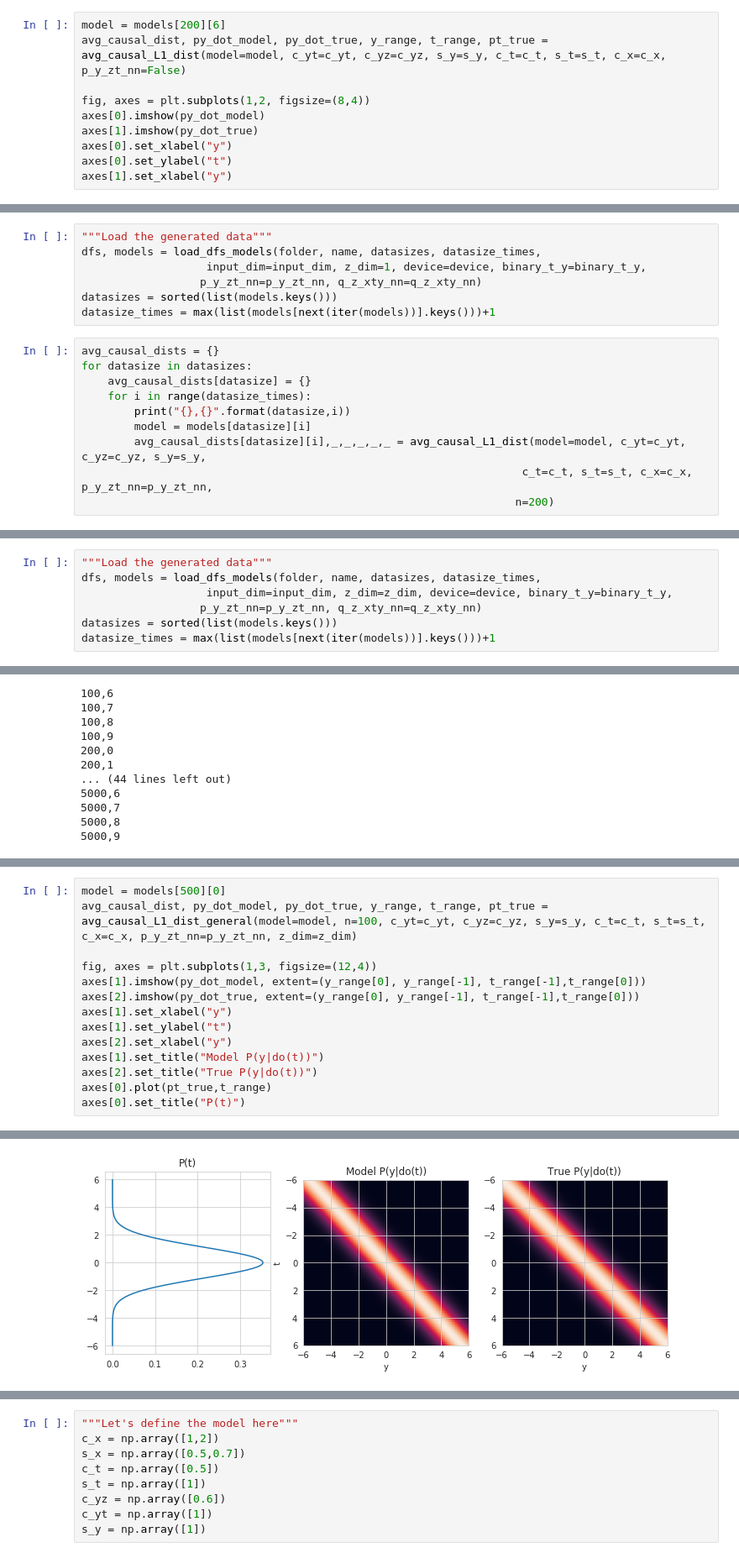
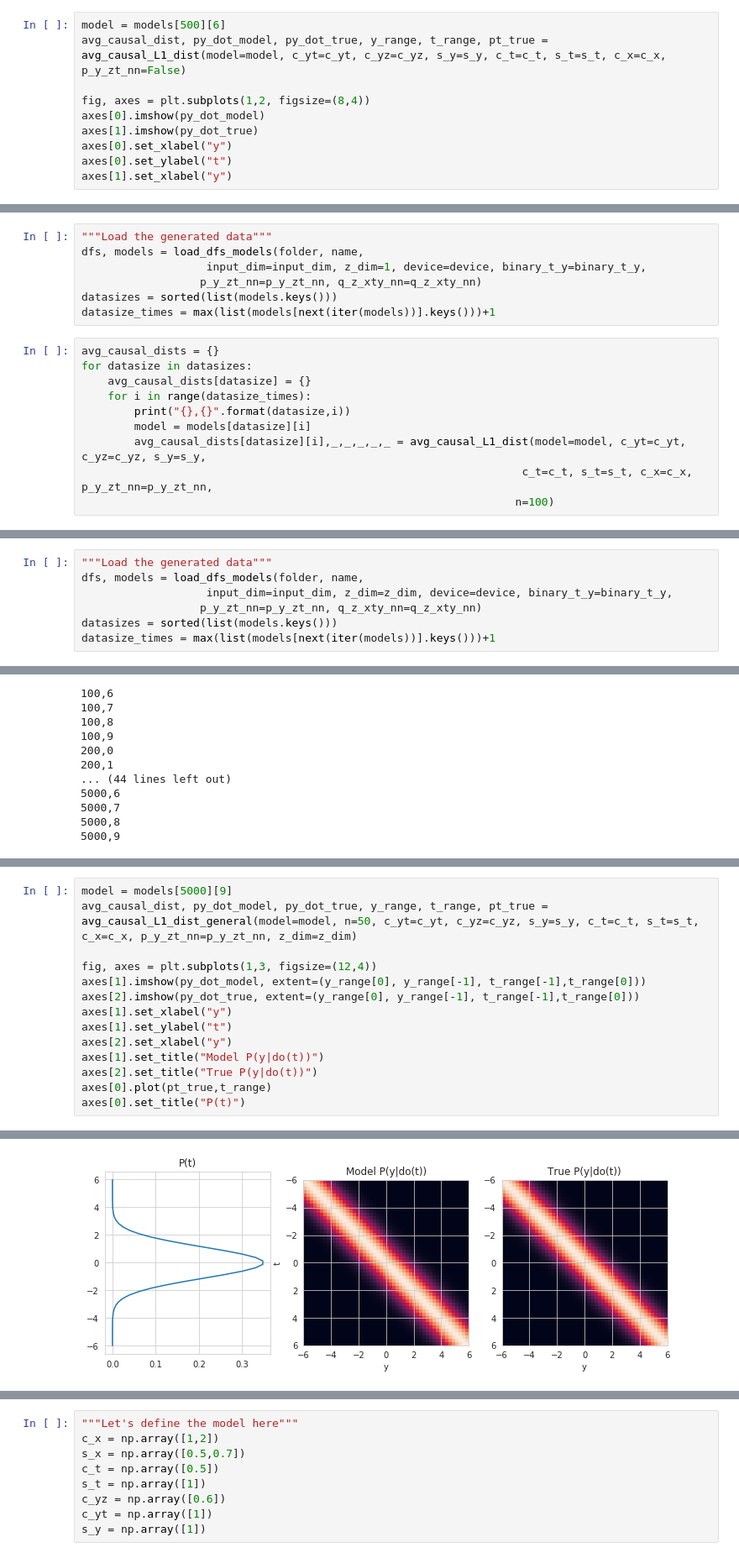
Before and after one commit to skwfz/cevae, a Jupyter notebook: linearTesting.ipynb, the cells around one changed output, grey strips where cells are left out. Shown at 84% size. Saved outputs shown, nothing was run; the diff lists cells and outputs as text.

```diff
--- a/linearTesting.ipynb
+++ b/linearTesting.ipynb
@@ -123,5 +126,5 @@ for datasize in datasizes:
 # %%
-model = models[200][6]
+model = models[500][6]
 avg_causal_dist, py_dot_model, py_dot_true, y_range, t_range, pt_true = avg_causal_L1_dist(model=model, c_yt=c_yt, c_yz=c_yz, s_y=s_y, c_t=c_t, s_t=s_t, c_x=c_x, p_y_zt_nn=False)
 
 fig, axes = plt.subplots(1,2, figsize=(8,4))
@@ -192,6 +195,6 @@ Training data size 5000, run 5
 # %%
 """Load the generated data"""
-dfs, models = load_dfs_models(folder, name, datasizes, datasize_times,
+dfs, models = load_dfs_models(folder, name,
                    input_dim=input_dim, z_dim=1, device=device, binary_t_y=binary_t_y,
                   p_y_zt_nn=p_y_zt_nn, q_z_xty_nn=q_z_xty_nn)
 datasizes = sorted(list(models.keys()))
@@ -205,5 +208,5 @@ for datasize in datasizes:
         model = models[datasize][i]
         avg_causal_dists[datasize][i],_,_,_,_,_ = avg_causal_L1_dist(model=model, c_yt=c_yt, c_yz=c_yz, s_y=s_y,
                                                                    c_t=c_t, s_t=s_t, c_x=c_x, p_y_zt_nn=p_y_zt_nn,
-                                                                  n=200)
+                                                                  n=100)
 # %% [output]
@@ -306,6 +309,6 @@ tensor([[0.2057, 0.6178, 0.9809]], requires_grad=True) true value: [1]
 # %%
 """Load the generated data"""
-dfs, models = load_dfs_models(folder, name, datasizes, datasize_times,
+dfs, models = load_dfs_models(folder, name,
                    input_dim=input_dim, z_dim=z_dim, device=device, binary_t_y=binary_t_y,
                   p_y_zt_nn=p_y_zt_nn, q_z_xty_nn=q_z_xty_nn)
 datasizes = sorted(list(models.keys()))
@@ -364,18 +367,18 @@ for datasize in datasizes:
 # %%
-model = models[500][0]
-avg_causal_dist, py_dot_model, py_dot_true, y_range, t_range, pt_true = avg_causal_L1_dist_general(model=model, n=100, c_yt=c_yt, c_yz=c_yz, s_y=s_y, c_t=c_t, s_t=s_t, c_x=c_x, p_y_zt_nn=p_y_zt_nn, z_dim=z_dim)
+model = models[5000][9]
+avg_causal_dist, py_dot_model, py_dot_true, y_range, t_range, pt_true = avg_causal_L1_dist_general(model=model, n=50, c_yt=c_yt, c_yz=c_yz, s_y=s_y, c_t=c_t, s_t=s_t, c_x=c_x, p_y_zt_nn=p_y_zt_nn, z_dim=z_dim)
 
 fig, axes = plt.subplots(1,3, figsize=(12,4))
 axes[1].imshow(py_dot_model, extent=(y_range[0], y_range[-1], t_range[-1],t_range[0]))
 axes[2].imshow(py_dot_true, extent=(y_range[0], y_range[-1], t_range[-1],t_range[0]))
 axes[1].set_xlabel("y")
 axes[1].set_ylabel("t")
 axes[2].set_xlabel("y")
 axes[1].set_title("Model P(y|do(t))")
 axes[2].set_title("True P(y|do(t))")
 axes[0].plot(pt_true,t_range)
 axes[0].set_title("P(t)")
 # %% [output]
 Text(0.5, 1.0, 'P(t)')
-[figure, old version]
+[figure, new version]
 # %% [markdown]
```
Also changed, not shown: parts of 74 cells of this notebook, 11 other files.
